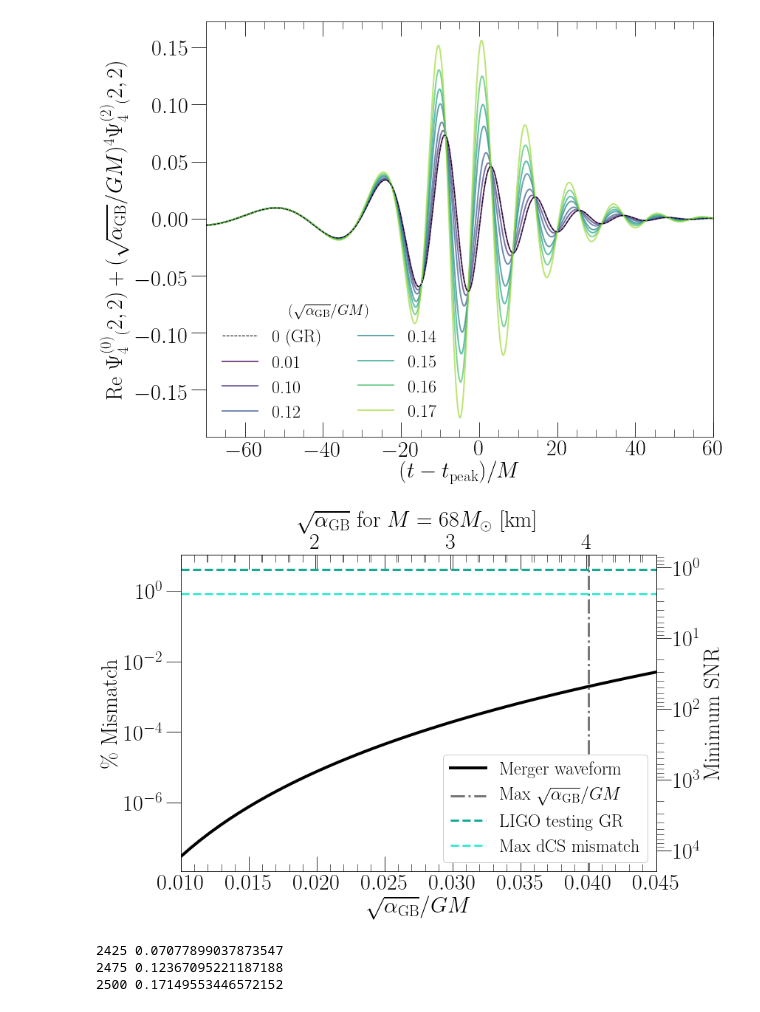
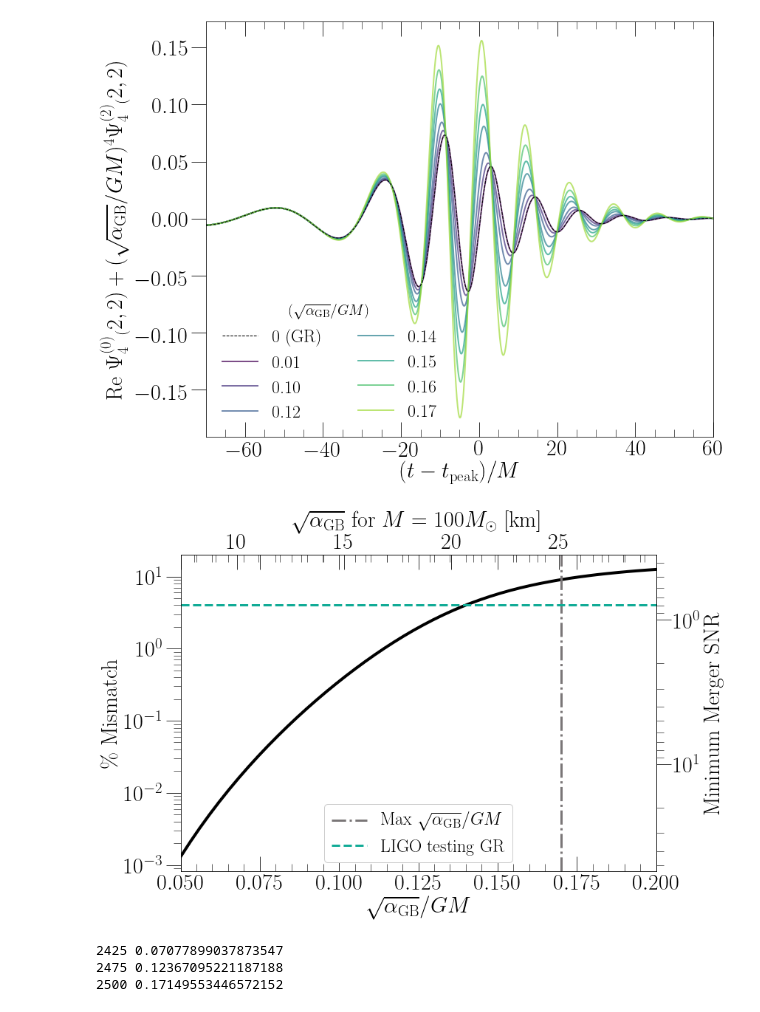
Before and after one commit to mariaokounkova/EDGB, a Jupyter notebook: GW150914/EDGB_GW.ipynb, the cells around one changed output. Drawn from its saved outputs; the diff is of its cells as text; code cells hidden in the pictures.

```diff
--- a/GW150914/EDGB_GW.ipynb
+++ b/GW150914/EDGB_GW.ipynb
@@ -592,18 +590,18 @@ TogetherPlot()
 
 def Overlap(sqrt_alpha, start=2500, ramp=25, lev=0):
 
-    cut_min = -150
-    cut_max = 150
+    cut_min = -30
+    cut_max = 30
 
 
-    #time, data = GethPsi4ModeExtrapolated(ex_dir(2100, lev=lev))
-    time, data = GethPsi4Mode(ev_dir(start, ramp, lev=lev), radius=0)
+    time, data = GethPsi4ModeExtrapolated(ex_dir(start, ramp, lev=lev))
+    #time, data = GethPsi4Mode(ev_dir(start, ramp, lev=lev), radius=0)
     t_peak = GetPeakTimeModeReal(time, data)
     time = time - t_peak
     time, data = CutTimes(time, data, cut_min, cut_max)
 
-    gr_time, gr_data = GetPsi4Mode(bev_dir(lev=lev), radius=0)
-    #gr_time, gr_data = GetPsi4ModeExtrapolated(bex_dir(lev=lev))
+    #gr_time, gr_data = GetPsi4Mode(bev_dir(lev=lev), radius=0)
+    gr_time, gr_data = GetPsi4ModeExtrapolated(bex_dir(lev=lev))
     gr_time = gr_time - t_peak
     gr_time, gr_data = CutTimes(gr_time, gr_data, cut_min, cut_max)
 
@@ -641,14 +639,13 @@ def Overlap(sqrt_alpha, start=2500, ramp=25, lev=0):
         d2 = InterpolateTimes(total_time, total_data, times)
         return mismatch(d1, d2)
 
-    ## Minimize the mismatch over shift
-    #res = scipy.optimize.minimize(shift_mismatch, 0.0)
-    #opt_shift = res.x[0]
-    #print(opt_shift)
-    #return shift_mismatch(opt_shift) * 100
+    # Minimize the mismatch over shift
+    res = scipy.optimize.minimize(shift_mismatch, 0.0)
+    opt_shift = res.x[0]
+    return shift_mismatch(opt_shift) * 100
 
-    res = mismatch(total_data, gr_data)
-    return res * 100
+    #res = mismatch(total_data, gr_data)
+    #return res * 100
 
 
 def OverlapParameters():
@@ -663,65 +660,58 @@ def OverlapParameters():
     f, ax = plt.subplots(1, figsize=(12,8))
 
 
-    a_start = 0.01
-    a_end = 0.045
+    a_start = 0.05
+    a_end = 0.2
     sqrt_alpha_arr = np.linspace(a_start, a_end, 50)
     mismatch_arr = [Overlap(a, start=2500, ramp=25, lev=0) for a in sqrt_alpha_arr]
-    ax.plot(sqrt_alpha_arr, mismatch_arr, color='black', lw=4.0, label='Merger waveform')
+    ax.plot(sqrt_alpha_arr, mismatch_arr, color='black', lw=4.0)
 
-    #mismatch_arr = [Overlap(a, start=2075, ramp=250, lev=0) for a in sqrt_alpha_arr]
-    #ax.plot(sqrt_alpha_arr, mismatch_arr, color='#30bdf0', lw=3.0, label='Earlier start [25 M]')
-
-    #mismatch_arr = [Overlap(a, start=2000, ramp=250, lev=0) for a in sqrt_alpha_arr]
-    #ax.plot(sqrt_alpha_arr, mismatch_arr, color='#30bdf0', alpha=0.4, lw=3.0, label='Earlier start [100 M]')
-
-    ax.axvline(0.04, ls='-.', lw=3.0, color='#7a7677', label=r'Max $\sqrt{\alpha_\mathrm{GB}}/GM$')
+    ax.axvline(0.17, ls='-.', lw=3.0, color='#7a7677', label=r'Max $\sqrt{\alpha_\mathrm{GB}}/GM$')
     ax.axhline(4.0, ls='--', lw=3.0, color='#11ab96', label='LIGO testing GR')
-    ax.axhline(0.8, ls='--', lw=3.0, color='#3bebd3', label='Max dCS mismatch')
+    #ax.axhline(0.8, ls='--', lw=3.0, color='#3bebd3', label='Max dCS mismatch')
 
 
     legend = ax.legend(fontsize=24, loc='best', frameon=True, framealpha = 1.0, ncol=1)
     ax.set_yscale('log')
     ax.set_xlabel(r'$\sqrt{\alpha_\mathrm{GB}}/GM$', fontsize=30)
     ax.set_ylabel(r'\% Mismatch', fontsize=30)
 
 
     ax.set_xlim(a_start, a_end)
 
     ## Now make the axis in terms of km
-
+    mass_factor = 147.647 #100.5
     def forward(sqrt_alpha):
         ## G * 68 solar masses / c^2 to km
-        return sqrt_alpha * 100.4 ## factor in km for 68 solar masses
+        return sqrt_alpha * mass_factor ## factor in km
 
     def inverse(x):
-        return x / 100.4
+        return x / mass_factor
 
     def mismatch_forward(mismatch):
-        """ D = 9, SNR = sqrt(D/(2*mismatch))"""
-        return np.sqrt(4.5/mismatch)
+        """ D = 5, SNR = sqrt(D/(2*mismatch))"""
+        return np.sqrt(2.5/mismatch)
 
     def mismatch_inverse(x):
-        return 4.5/x**2
+        return 2.5/x**2
 
     ## Add constraint label in terms of km
     secax = ax.secondary_xaxis('top', functions=(forward, inverse))
-    secax.set_xlabel(r'$\sqrt{\alpha_\mathrm{GB}}$ for $M = 68 M_\odot$ [km]', fontsize=30)
+    secax.set_xlabel(r'$\sqrt{\alpha_\mathrm{GB}}$ for $M = 100 M_\odot$ [km]', fontsize=30)
 
     secay = ax.secondary_yaxis('right', functions=(mismatch_forward, mismatch_inverse))
-    secay.set_ylabel(r'Minimum SNR', fontsize=30)
+    secay.set_ylabel(r'Minimum Merger SNR', fontsize=30)
 
     #ax.set_ylim(0.0, 0.5)
     plt.tight_layout()
     plt.savefig(figname + '.pdf')
     plt.show()
 
 OverlapParameters()
-#for a in np.linspace(0.025, 0.03, 10):
+#for a in np.linspace(0.1, 0.17, 5):
 #    print(a, Overlap(a))
-#Overlap(0.04)
 # %% [output]
-[figure, old version]
+[figure, new version]
 # %%
 ## Regime of validity
 
```
Also changed, not shown: parts of 1 cell of this notebook.
